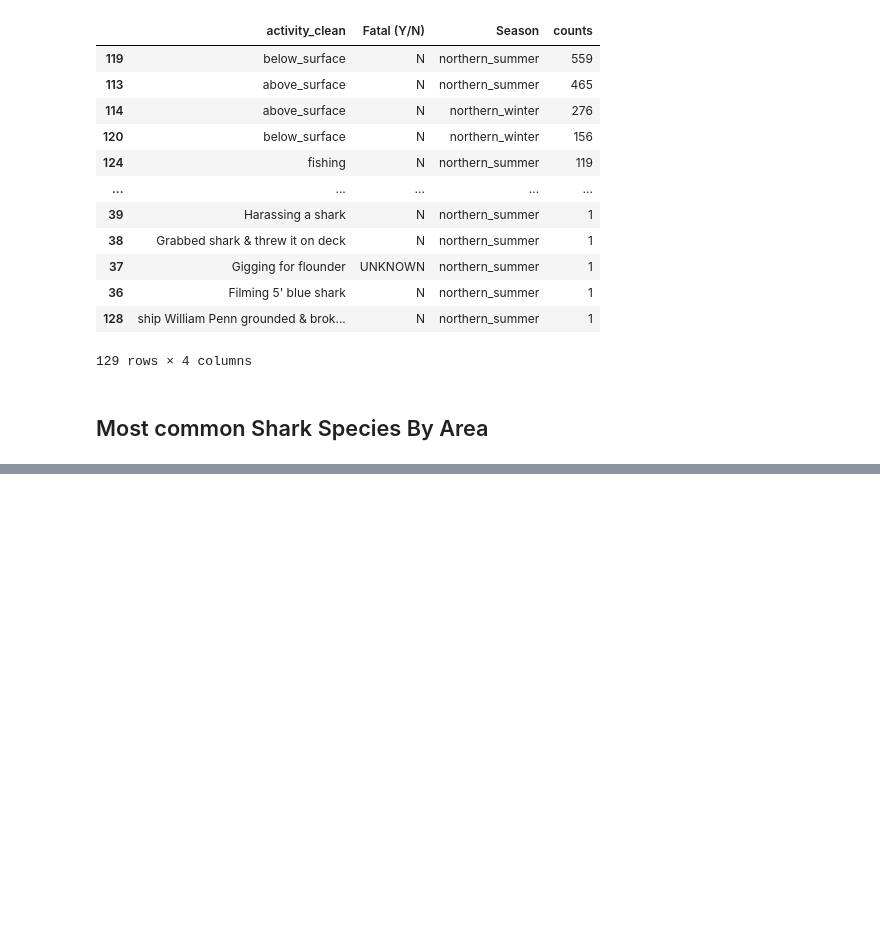
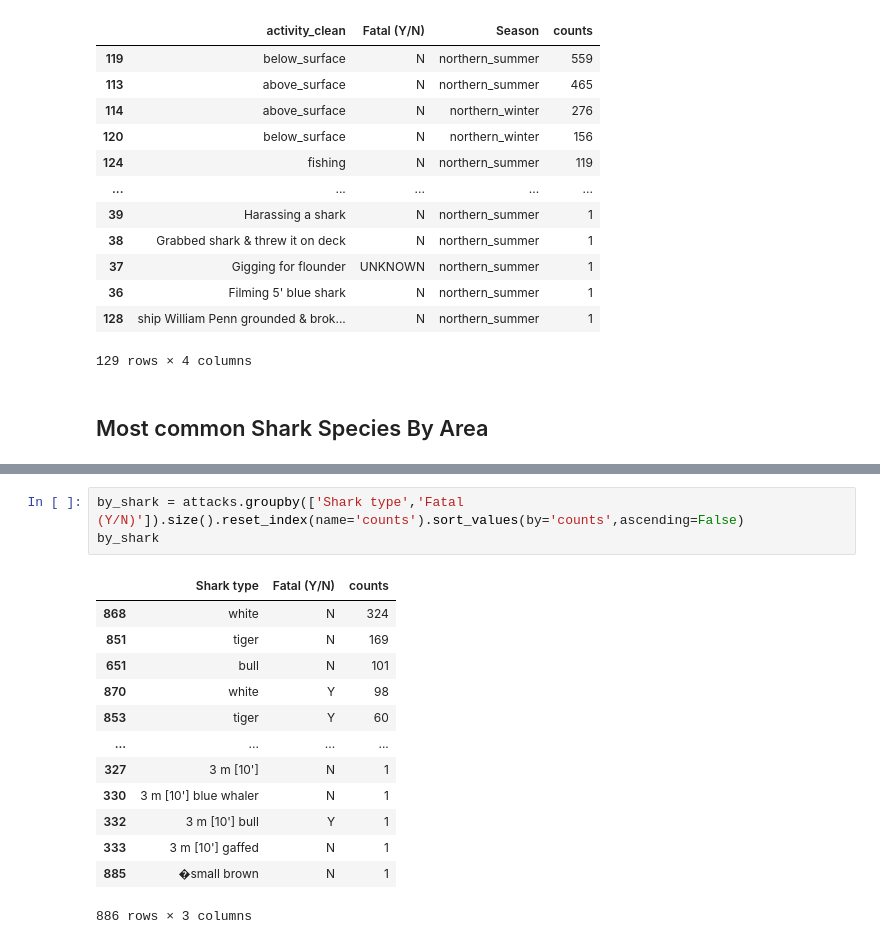
Before and after one commit to miguelgimenezgimenez/shark-attack, a Jupyter notebook: data-wrangling.ipynb, the cells around one changed output, grey strips where cells are left out. Drawn from its saved outputs; the diff is of its cells as text; blank space fills up the shorter version.

```diff
--- a/data-wrangling.ipynb
+++ b/data-wrangling.ipynb
@@ -153,2 +189,19 @@ by_shark_type.groupby(['Area']).apply(lambda df: df.loc[df['Shark type'].idxmax(
 | Tasmania | Tasmania | 41.0 | white | 6 |
 | South Island | South Island | 40.0 | white | 5 |
+# %%
+by_shark = attacks.groupby(['Shark type','Fatal (Y/N)']).size().reset_index(name='counts').sort_values(by='counts',ascending=False)
+by_shark
+# %% [output]
+|  | Shark type | Fatal (Y/N) | counts |
+| 868 | white | N | 324 |
+| 851 | tiger | N | 169 |
+| 651 | bull | N | 101 |
+| 870 | white | Y | 98 |
+| 853 | tiger | Y | 60 |
+| ... | ... | ... | ... |
+| 327 | 3 m [10'] | N | 1 |
+| 330 | 3 m [10'] blue whaler | N | 1 |
+| 332 | 3 m [10'] bull | Y | 1 |
+| 333 | 3 m [10'] gaffed | N | 1 |
+| 885 | �small brown | N | 1 |
+886 rows × 3 columns
```
Also changed, not shown: parts of 6 cells of this notebook, 2 other files.
